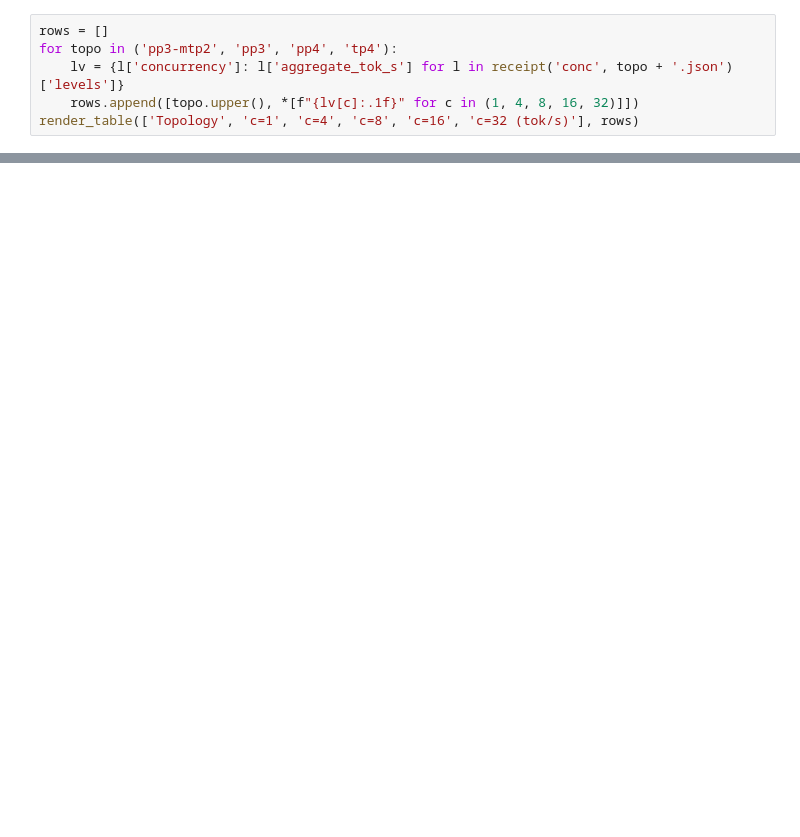
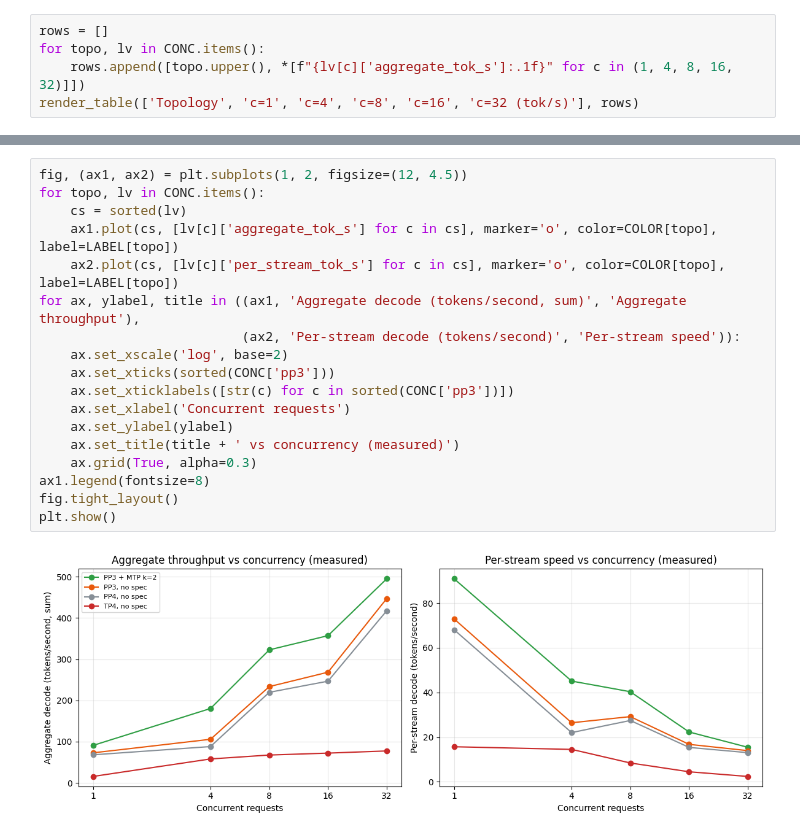
Before and after one commit to PixelML/club-170hx, a Jupyter notebook: notebooks/2026-09-22-mimo-v2.6-flash-4card-pp4-vllm.ipynb, the cells around one changed output, grey strips where cells are left out. Saved outputs shown, nothing was run; the diff lists cells and outputs as text; blank space fills up the shorter version.

```diff
--- a/notebooks/2026-09-22-mimo-v2.6-flash-4card-pp4-vllm.ipynb
+++ b/notebooks/2026-09-22-mimo-v2.6-flash-4card-pp4-vllm.ipynb
@@ -210,6 +490,5 @@ T=1.0 and on prose. Per-position acceptance at k=7: 0.72/0.48/0.31/0.19/0.12/0.0
 # %%
 rows = []
-for topo in ('pp3-mtp2', 'pp3', 'pp4', 'tp4'):
-    lv = {l['concurrency']: l['aggregate_tok_s'] for l in receipt('conc', topo + '.json')['levels']}
-    rows.append([topo.upper(), *[f"{lv[c]:.1f}" for c in (1, 4, 8, 16, 32)]])
+for topo, lv in CONC.items():
+    rows.append([topo.upper(), *[f"{lv[c]['aggregate_tok_s']:.1f}" for c in (1, 4, 8, 16, 32)]])
 render_table(['Topology', 'c=1', 'c=4', 'c=8', 'c=16', 'c=32 (tok/s)'], rows)
@@ -216,2 +502,22 @@ render_table(['Topology', 'c=1', 'c=4', 'c=8', 'c=16', 'c=32 (tok/s)'], rows)
+# %%
+fig, (ax1, ax2) = plt.subplots(1, 2, figsize=(12, 4.5))
+for topo, lv in CONC.items():
+    cs = sorted(lv)
+    ax1.plot(cs, [lv[c]['aggregate_tok_s'] for c in cs], marker='o', color=COLOR[topo], label=LABEL[topo])
+    ax2.plot(cs, [lv[c]['per_stream_tok_s'] for c in cs], marker='o', color=COLOR[topo], label=LABEL[topo])
+for ax, ylabel, title in ((ax1, 'Aggregate decode (tokens/second, sum)', 'Aggregate throughput'),
+                          (ax2, 'Per-stream decode (tokens/second)', 'Per-stream speed')):
+    ax.set_xscale('log', base=2)
+    ax.set_xticks(sorted(CONC['pp3']))
+    ax.set_xticklabels([str(c) for c in sorted(CONC['pp3'])])
+    ax.set_xlabel('Concurrent requests')
+    ax.set_ylabel(ylabel)
+    ax.set_title(title + ' vs concurrency (measured)')
+    ax.grid(True, alpha=0.3)
+ax1.legend(fontsize=8)
+fig.tight_layout()
+plt.show()
+# %% [output]
+[figure, added]
 # %% [markdown]
 PP3+MTP2 leads at every concurrency. PP4 trails PP3 everywhere: the fourth stage adds
```
Also changed, not shown: parts of 28 cells of this notebook, 5 other files.
